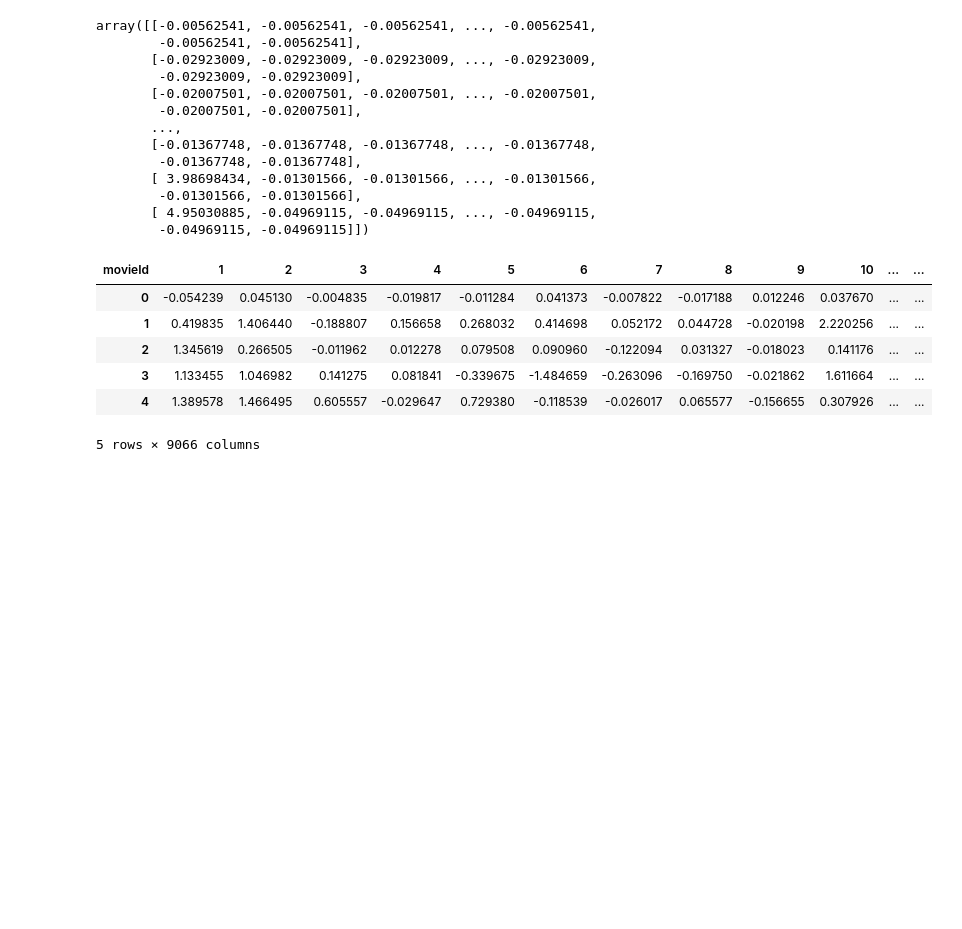
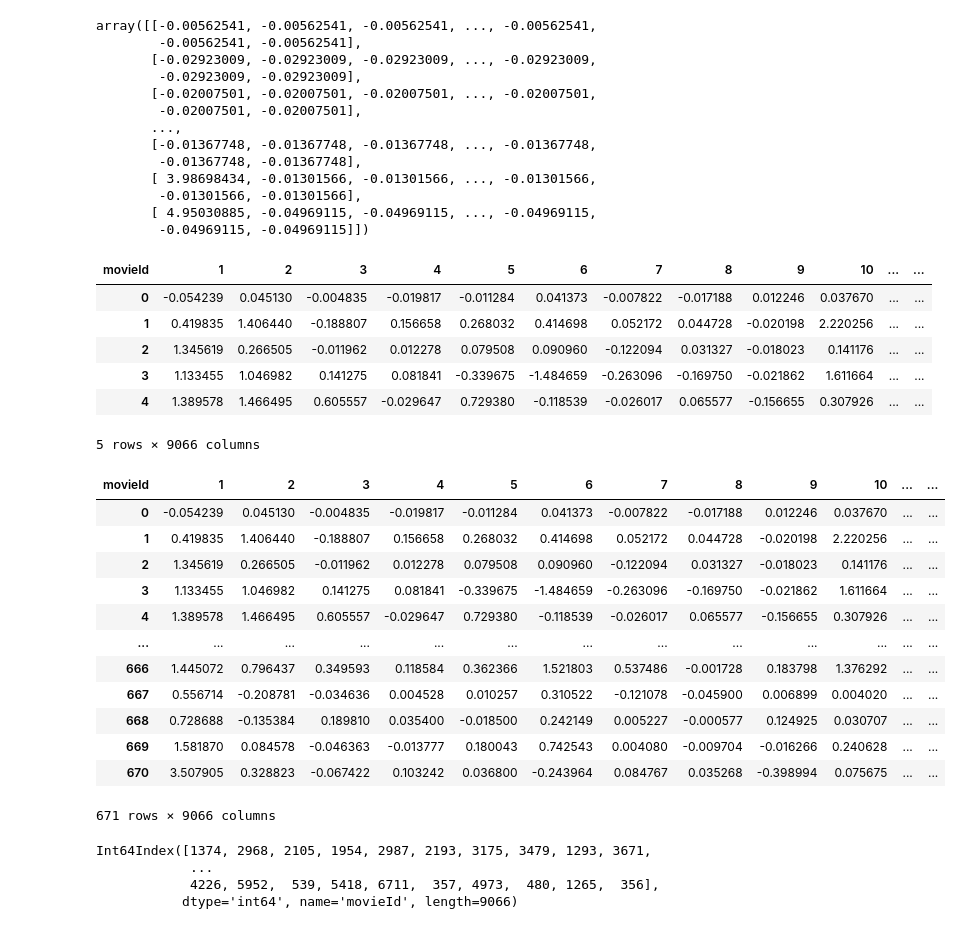
Before and after one commit to marreche/deep_film, a Jupyter notebook: model/singular_value_decomposition.ipynb, the cells around one changed output. Drawn from its saved outputs; the diff is of its cells as text; code cells hidden in the pictures; blank space fills up the shorter version.

```diff
--- a/model/singular_value_decomposition.ipynb
+++ b/model/singular_value_decomposition.ipynb
@@ -3,8 +3,8 @@ from scipy.sparse.linalg import svds
 import pandas as pd
 import numpy as np
 # %%
-ratings = pd.read_csv("data/ratings_small.csv")
-movies = pd.read_csv("data/movies_metadata.csv")
+ratings = pd.read_csv("/home/marrechea/deep_film/data/ratings_small.csv")
+movies = pd.read_csv("/home/marrechea/deep_film/data/movies_metadata.csv")
 # %%
 movies.columns
 # %% [output]
@@ -133,3 +133,26 @@ preds_df.head()
 | 3 | 1.133455 | 1.046982 | 0.141275 | 0.081841 | -0.339675 | -1.484659 | -0.263096 | -0.169750 | -0.021862 | 1.611664 | ... | ... |
 | 4 | 1.389578 | 1.466495 | 0.605557 | -0.029647 | 0.729380 | -0.118539 | -0.026017 | 0.065577 | -0.156655 | 0.307926 | ... | ... |
 5 rows × 9066 columns
+# %%
+preds_df
+# %% [output]
+| movieId | 1 | 2 | 3 | 4 | 5 | 6 | 7 | 8 | 9 | 10 | ... | ... |
+| 0 | -0.054239 | 0.045130 | -0.004835 | -0.019817 | -0.011284 | 0.041373 | -0.007822 | -0.017188 | 0.012246 | 0.037670 | ... | ... |
+| 1 | 0.419835 | 1.406440 | -0.188807 | 0.156658 | 0.268032 | 0.414698 | 0.052172 | 0.044728 | -0.020198 | 2.220256 | ... | ... |
+| 2 | 1.345619 | 0.266505 | -0.011962 | 0.012278 | 0.079508 | 0.090960 | -0.122094 | 0.031327 | -0.018023 | 0.141176 | ... | ... |
+| 3 | 1.133455 | 1.046982 | 0.141275 | 0.081841 | -0.339675 | -1.484659 | -0.263096 | -0.169750 | -0.021862 | 1.611664 | ... | ... |
+| 4 | 1.389578 | 1.466495 | 0.605557 | -0.029647 | 0.729380 | -0.118539 | -0.026017 | 0.065577 | -0.156655 | 0.307926 | ... | ... |
+| ... | ... | ... | ... | ... | ... | ... | ... | ... | ... | ... | ... | ... |
+| 666 | 1.445072 | 0.796437 | 0.349593 | 0.118584 | 0.362366 | 1.521803 | 0.537486 | -0.001728 | 0.183798 | 1.376292 | ... | ... |
+| 667 | 0.556714 | -0.208781 | -0.034636 | 0.004528 | 0.010257 | 0.310522 | -0.121078 | -0.045900 | 0.006899 | 0.004020 | ... | ... |
+| 668 | 0.728688 | -0.135384 | 0.189810 | 0.035400 | -0.018500 | 0.242149 | 0.005227 | -0.000577 | 0.124925 | 0.030707 | ... | ... |
+| 669 | 1.581870 | 0.084578 | -0.046363 | -0.013777 | 0.180043 | 0.742543 | 0.004080 | -0.009704 | -0.016266 | 0.240628 | ... | ... |
+| 670 | 3.507905 | 0.328823 | -0.067422 | 0.103242 | 0.036800 | -0.243964 | 0.084767 | 0.035268 | -0.398994 | 0.075675 | ... | ... |
+671 rows × 9066 columns
+# %%
+preds_df.T.iloc[:,0].sort_values(ascending=False).index
+# %% [output]
+Int64Index([1374, 2968, 2105, 1954, 2987, 2193, 3175, 3479, 1293, 3671,
+            ...
+            4226, 5952,  539, 5418, 6711,  357, 4973,  480, 1265,  356],
+           dtype='int64', name='movieId', length=9066)
```
Also changed, not shown: parts of 1 cell of this notebook, 3 other files.
